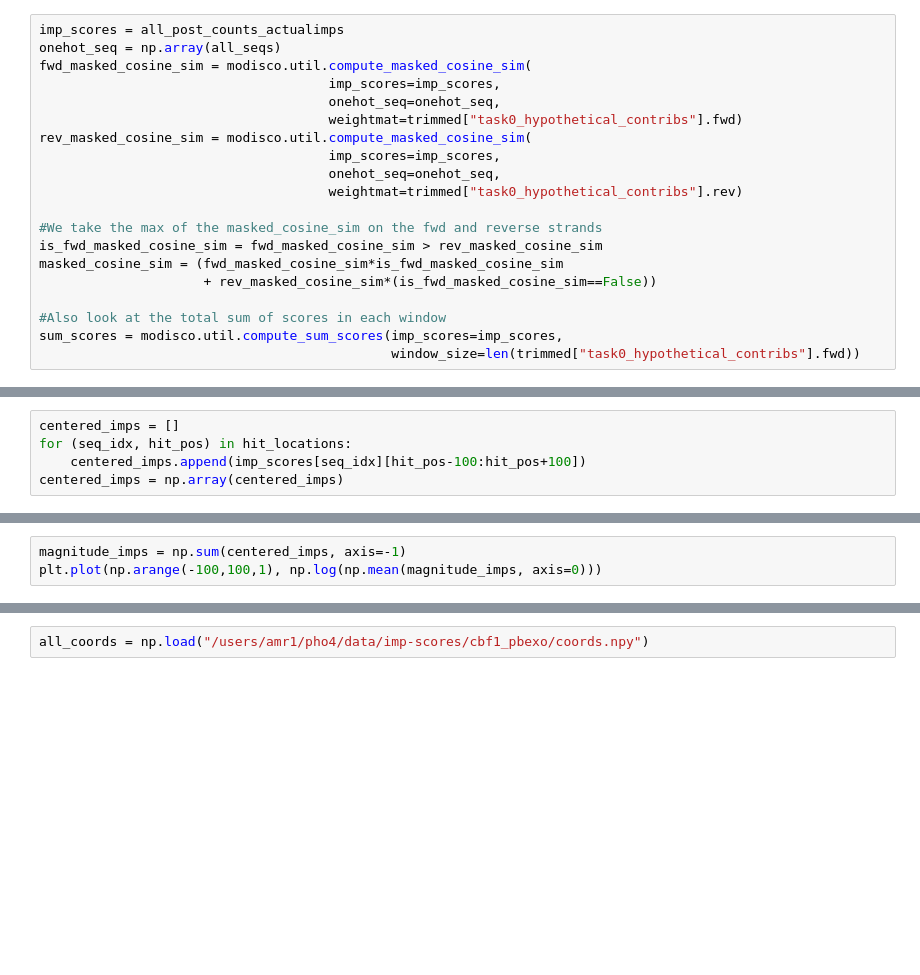
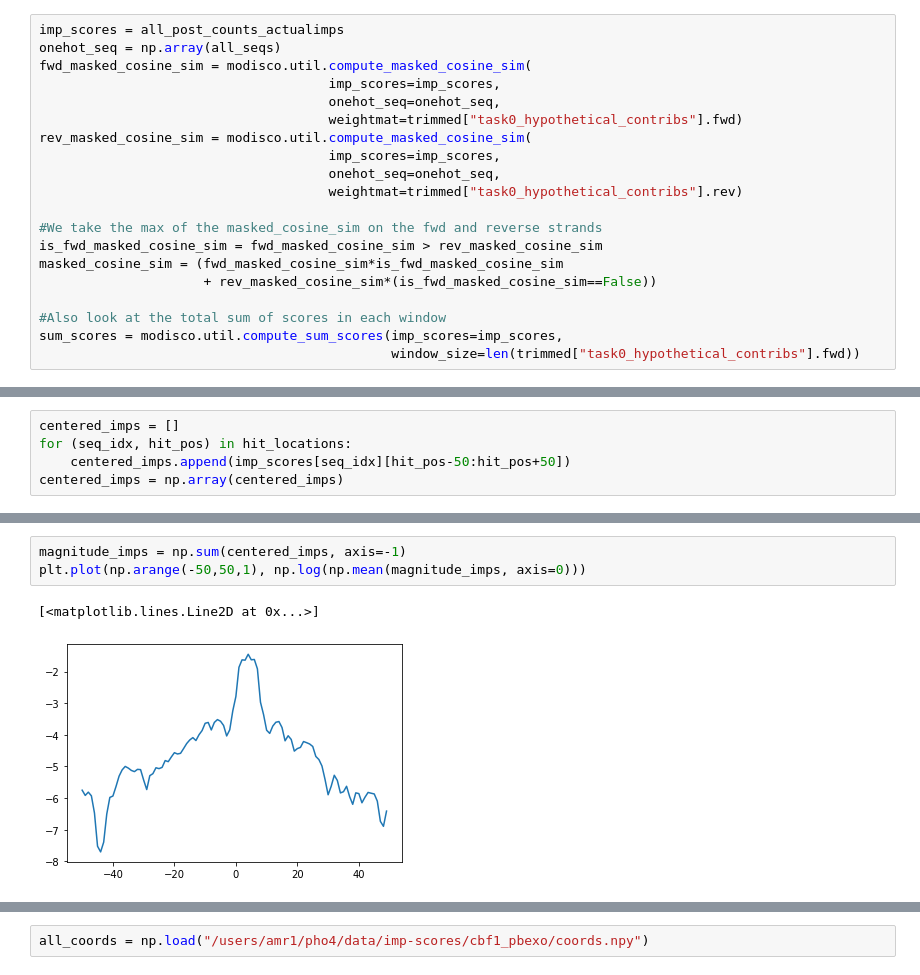
Before and after one commit to kundajelab/pho4, a Jupyter notebook: imp_pair_analysis_PBexoCbf1_counts.ipynb, the cells around one changed output, grey strips where cells are left out. Drawn from its saved outputs; the diff is of its cells as text; blank space fills up the shorter version.

```diff
--- a/imp_pair_analysis_PBexoCbf1_counts.ipynb
+++ b/imp_pair_analysis_PBexoCbf1_counts.ipynb
@@ -136,7 +179,7 @@ for (seq_idx, hit_pos) in hit_locations[:num_to_viz]:
 # %%
 centered_imps = []
 for (seq_idx, hit_pos) in hit_locations:
-    centered_imps.append(imp_scores[seq_idx][hit_pos-100:hit_pos+100])
+    centered_imps.append(imp_scores[seq_idx][hit_pos-50:hit_pos+50])
 centered_imps = np.array(centered_imps)
 # %%
 print("counts imp")
@@ -144,4 +190,7 @@ viz_sequence.plot_weights(np.mean(centered_imps, axis=0), subticks_frequency=10)
 # %%
 magnitude_imps = np.sum(centered_imps, axis=-1)
-plt.plot(np.arange(-100,100,1), np.log(np.mean(magnitude_imps, axis=0)))
+plt.plot(np.arange(-50,50,1), np.log(np.mean(magnitude_imps, axis=0)))
+# %% [output]
+[<matplotlib.lines.Line2D at 0x...>]
+[figure, added]
 # %%
```
Also changed, not shown: parts of 22 cells of this notebook, 9 other files.
